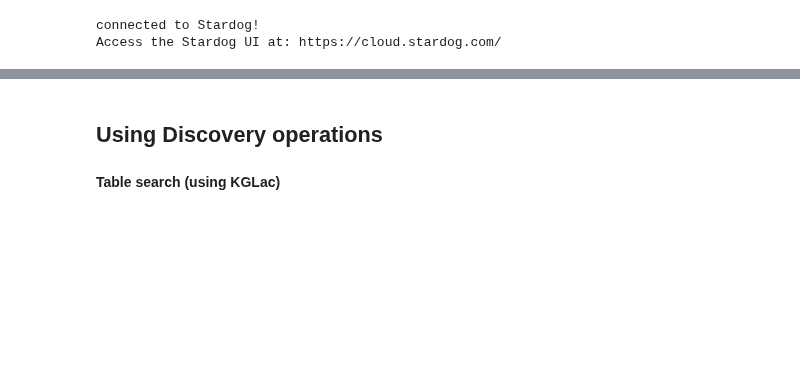
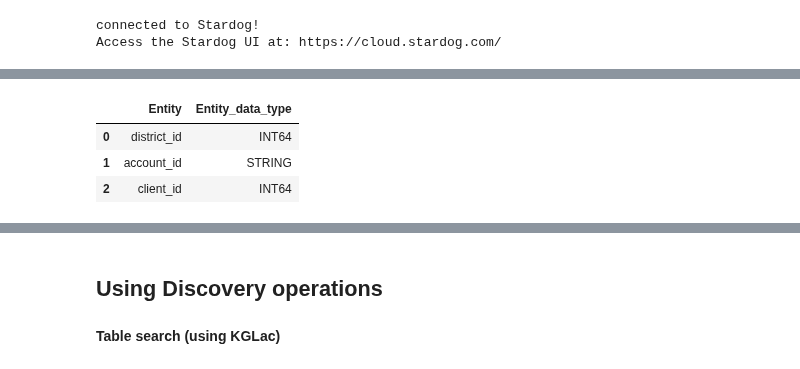
Before and after one commit to CoDS-GCS/KGFarm, a Jupyter notebook: KGFarm_notebook.ipynb, the cells around one changed output, grey strips where cells are left out. Cells and saved outputs as stored; diff of their text form; code cells hidden in the pictures; blank space fills up the shorter version.

```diff
--- a/KGFarm_notebook.ipynb
+++ b/KGFarm_notebook.ipynb
@@ -24,0 +34,7 @@ Predicted entities and feature view(s) File saved at:  /Users/shubhamvashisth/Do
+# %%
+kgfarm.show_entities()
+# %% [output]
+|  | Entity | Entity_data_type |
+| 0 | district_id | INT64 |
+| 1 | account_id | STRING |
+| 2 | client_id | INT64 |
```
Also changed, not shown: parts of 7 cells of this notebook.
